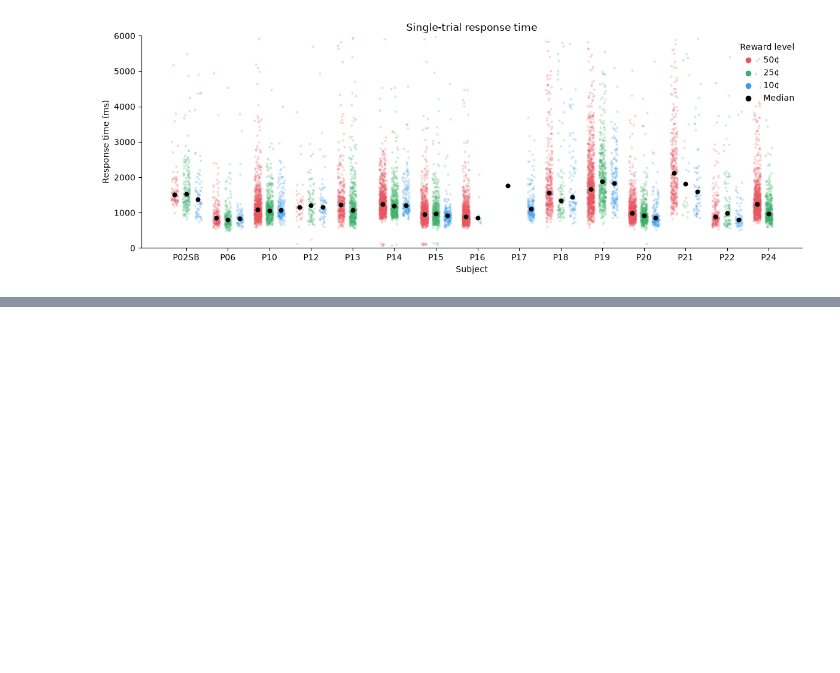
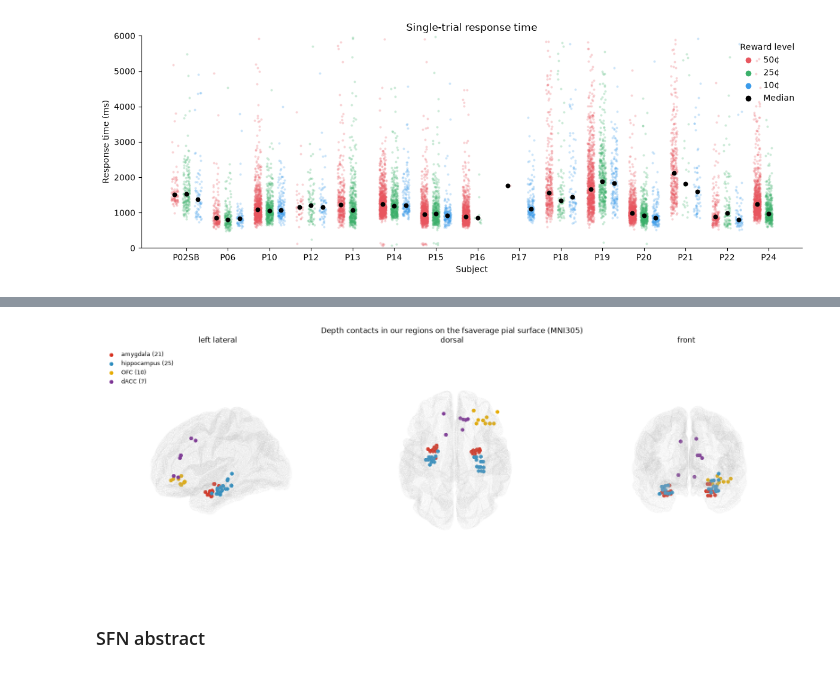
Before and after one commit to bzheng112/progressive_ratio, a Jupyter notebook: notebooks/progressive_ratio.ipynb, the cells around one changed output, grey strips where cells are left out. Cells and saved outputs as stored; diff of their text form; code cells hidden in the pictures; blank space fills up the shorter version.

```diff
--- a/notebooks/progressive_ratio.ipynb
+++ b/notebooks/progressive_ratio.ipynb
@@ -126,0 +220,4 @@ plt.tight_layout()
+# %%
+EXTRA = r"A1|A2|C3|C4|F3|F4|Ez|PZ|HR|HR_REF|EMG\d|EOG\d|Analogue\d|MICROPHONE|TTLSYNC"
+ALIAS = {"RFSG": "RFSGA", "ROF": "ROF-AC", "ROFC": "ROF-AC", "ROPR": "ROPR-AI", "ROAI": "ROPR-AI",
+         "LIFG": "LIFG-AC", "RMFG": "RMFG-PSMA", "LFOI": "LFO-I", "RFOI": "RFO-I"}
@@ -126,0 +267,4 @@ plt.tight_layout()
+# %%
+allch = pd.concat([channel_table(s) for s in subjects()], ignore_index=True)
+d = allch[allch.depth]
+d.groupby("sub").roi.value_counts().unstack(fill_value=0)[["amygdala", "hippocampus", "OFC", "dACC", "white matter", "other", "unlocalized"]]
@@ -126,0 +289,35 @@ plt.tight_layout()
+# %%
+FS = Path.home() / "mne_data/MNE-fsaverage-data/fsaverage/surf"
+# %%
+def pial(hemi, every=4):
+    """fsaverage pial surface for one hemisphere: vertices (mm, MNI305) and every k-th triangle."""
+    with open(FS / f"{hemi}.pial", "rb") as f:
+        f.read(3)                                   # 3-byte magic number
+        f.readline(); f.readline()                  # creator line, then a blank line
+        n_v, n_f = np.frombuffer(f.read(8), dtype=">i4")
+        verts = np.frombuffer(f.read(n_v * 12), dtype=">f4").reshape(n_v, 3)
+        faces = np.frombuffer(f.read(n_f * 12), dtype=">i4").reshape(n_f, 3)
+    return verts.astype(float), faces[::every]
+# %%
+ROI_COLORS = {"amygdala": "#d7301f", "hippocampus": "#2b8cbe", "OFC": "#e6ab02", "dACC": "#7b3294"}
+VIEWS = [("left lateral", 0, 180), ("dorsal", 90, -90), ("front", 0, -90)]
+
+loc = allch[allch.depth & allch.x_mni.notna()]
+fig, axes = plt.subplots(1, 3, figsize=(16, 6), subplot_kw={"projection": "3d"})
+for ax, (title, elev, azim) in zip(axes, VIEWS):
+    for hemi in ("lh", "rh"):
+        v, f = pial(hemi)
+        ax.plot_trisurf(v[:, 0], v[:, 1], v[:, 2], triangles=f, color="#bdbdbd", alpha=0.2, linewidth=0, shade=False)
+    for roi, col in ROI_COLORS.items():
+        r = loc[loc.roi == roi]
+        ax.scatter(r.x_mni, r.y_mni, r.z_mni, s=26, color=col, depthshade=False, label=f"{roi} ({len(r)})")
+    ax.view_init(elev=elev, azim=azim)
+    ax.set_box_aspect((170, 210, 160))
+    ax.set_axis_off(); ax.set_title(title)
+axes[0].legend(loc="upper left", frameon=False, fontsize=9)
+fig.suptitle("Depth contacts in our regions on the fsaverage pial surface (MNI305)", y=0.98)
+plt.tight_layout(); plt.subplots_adjust(wspace=0.0)
+# %% [output]
+[figure, added]
+# %% [markdown]
+### SFN abstract
```
Also changed, not shown: parts of 15 cells of this notebook, 1 other file.
